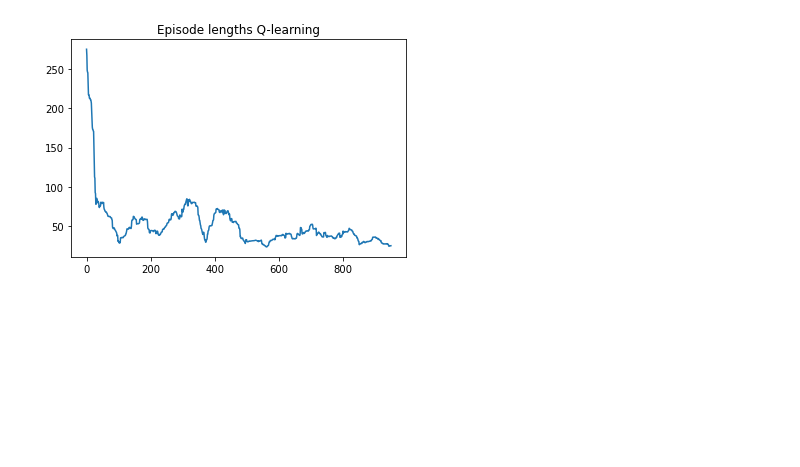
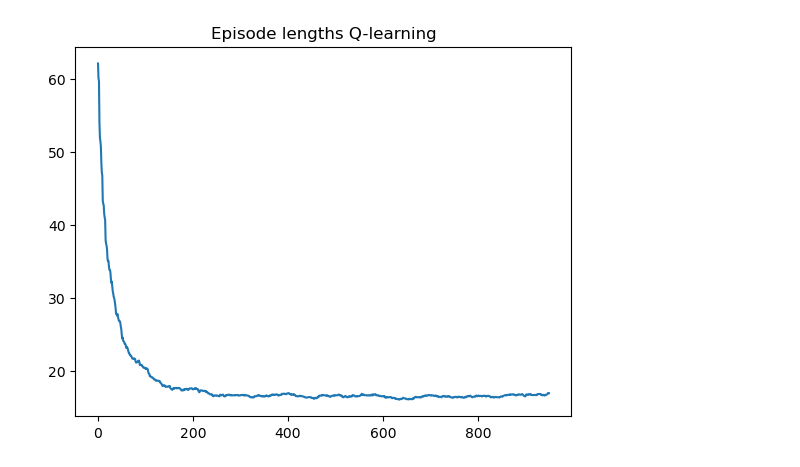
Before and after one commit to ThijsKuipers1995/RL_project, a Jupyter notebook: results.ipynb, the cells around one changed output. Cells and saved outputs as stored; diff of their text form; code cells hidden in the pictures; blank space fills up the shorter version.

Commit message:
experiments - stochastic one weird

```diff
--- a/results.ipynb
+++ b/results.ipynb
@@ -1,6 +1,6 @@
 # %%
 from codebase import experiments
 # %%
-experiments.episode_lengths_q_learning()
+experiments.episode_lengths_q_learning_determinstic()
 # %% [output]
-[figure, old version]
+[figure, new version]
```
Also changed, not shown: parts of 3 cells of this notebook, 3 other files.
